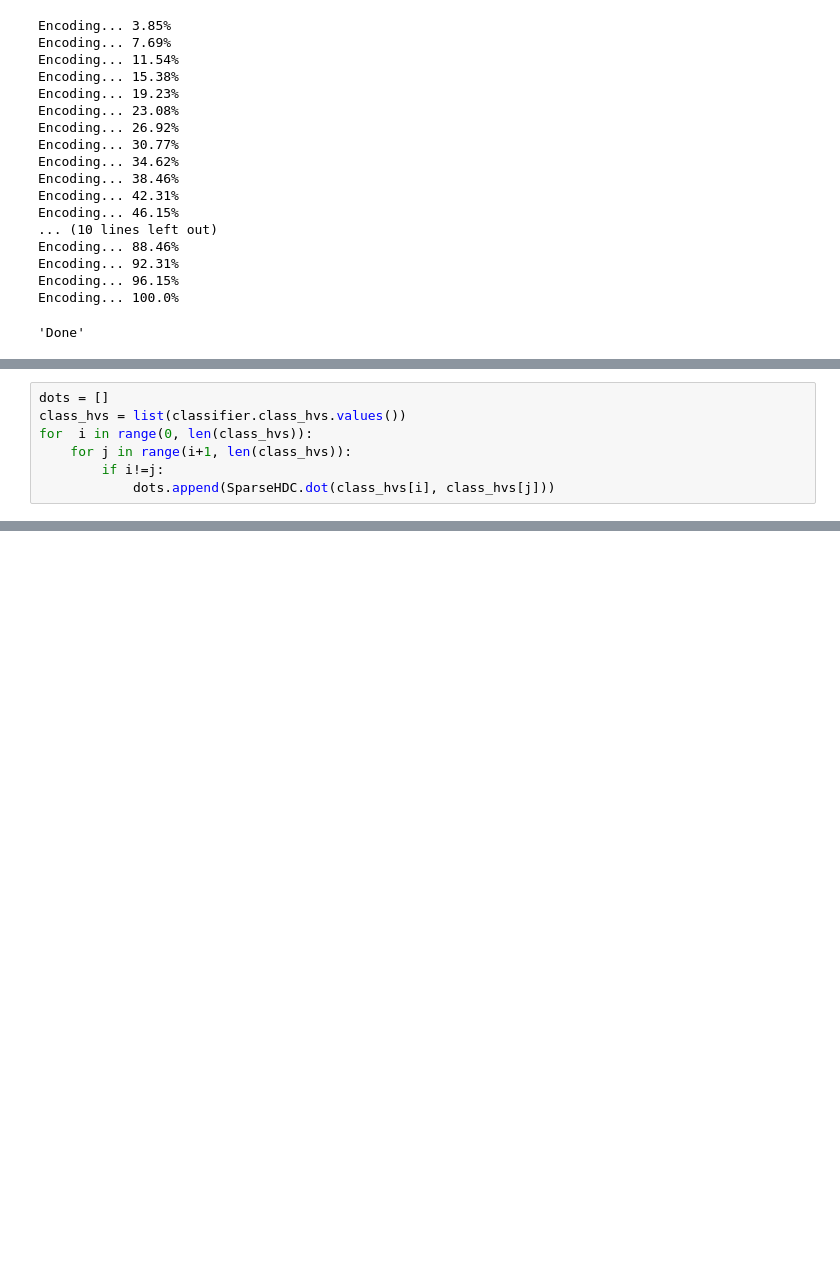
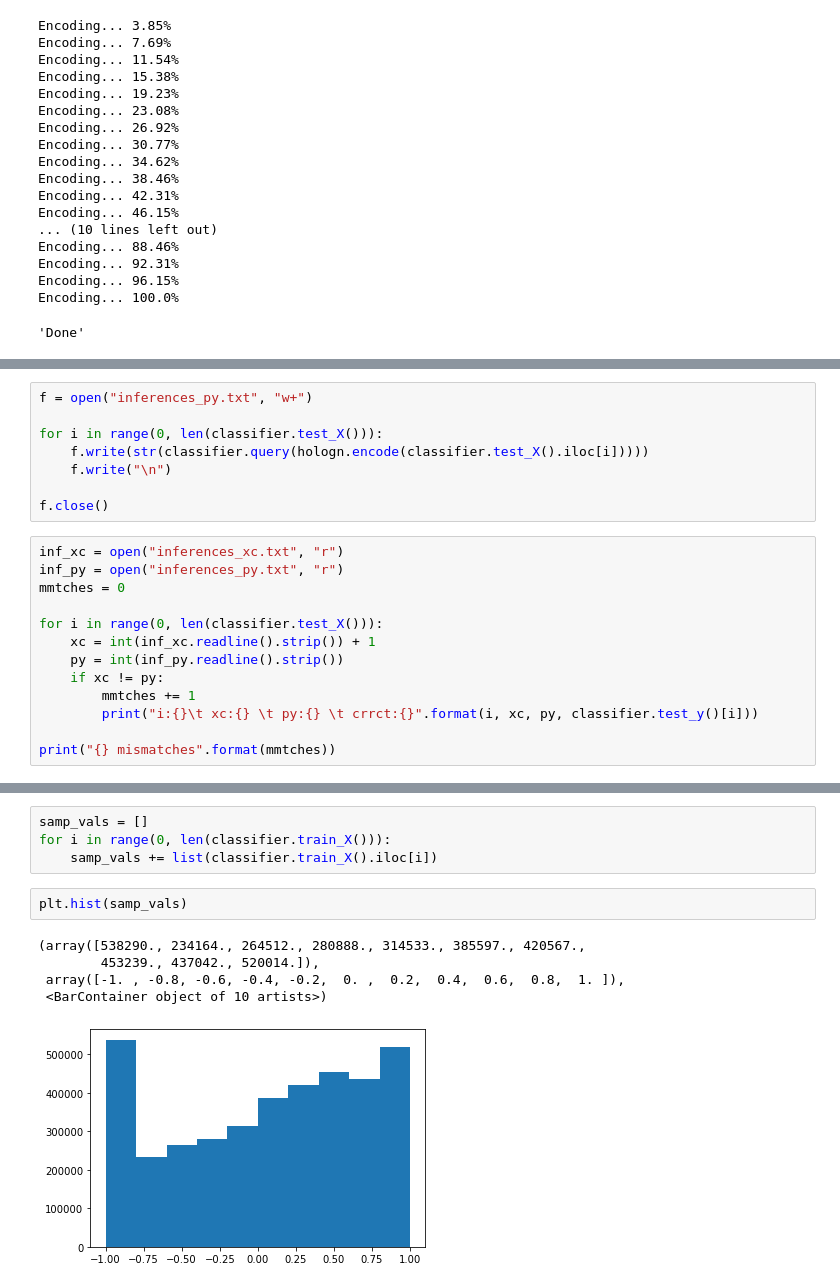
Before and after one commit to regonzalez26/sparse_hdc, a Jupyter notebook: acc_thr_test.ipynb, the cells around one changed output, grey strips where cells are left out. Cells and saved outputs as stored; diff of their text form; blank space fills up the shorter version.

```diff
--- a/acc_thr_test.ipynb
+++ b/acc_thr_test.ipynb
@@ -452,7 +475,0 @@ Mean sparsity: 771.1107726835525
-# %%
-dots = []
-class_hvs = list(classifier.class_hvs.values())
-for  i in range(0, len(class_hvs)):
-    for j in range(i+1, len(class_hvs)):
-        if i!=j:
-            dots.append(SparseHDC.dot(class_hvs[i], class_hvs[j]))
@@ -463,0 +476,21 @@ plt.plot(dots)
+# %%
+f = open("inferences_py.txt", "w+")
+
+for i in range(0, len(classifier.test_X())):
+    f.write(str(classifier.query(hologn.encode(classifier.test_X().iloc[i]))))
+    f.write("\n")
+
+f.close()
+# %%
+inf_xc = open("inferences_xc.txt", "r")
+inf_py = open("inferences_py.txt", "r")
+mmtches = 0
+
+for i in range(0, len(classifier.test_X())):
+    xc = int(inf_xc.readline().strip()) + 1
+    py = int(inf_py.readline().strip())
+    if xc != py:
+        mmtches += 1
+        print("i:{}\t xc:{} \t py:{} \t crrct:{}".format(i, xc, py, classifier.test_y()[i]))
+
+print("{} mismatches".format(mmtches))
@@ -463,0 +508,12 @@ plt.plot(dots)
+# %%
+samp_vals = []
+for i in range(0, len(classifier.train_X())):
+    samp_vals += list(classifier.train_X().iloc[i])
+# %%
+plt.hist(samp_vals)
+# %% [output]
+(array([538290., 234164., 264512., 280888., 314533., 385597., 420567.,
+        453239., 437042., 520014.]),
+ array([-1. , -0.8, -0.6, -0.4, -0.2,  0. ,  0.2,  0.4,  0.6,  0.8,  1. ]),
+ <BarContainer object of 10 artists>)
+[figure, added]
```
Also changed, not shown: parts of 31 cells of this notebook, 18 other files.
